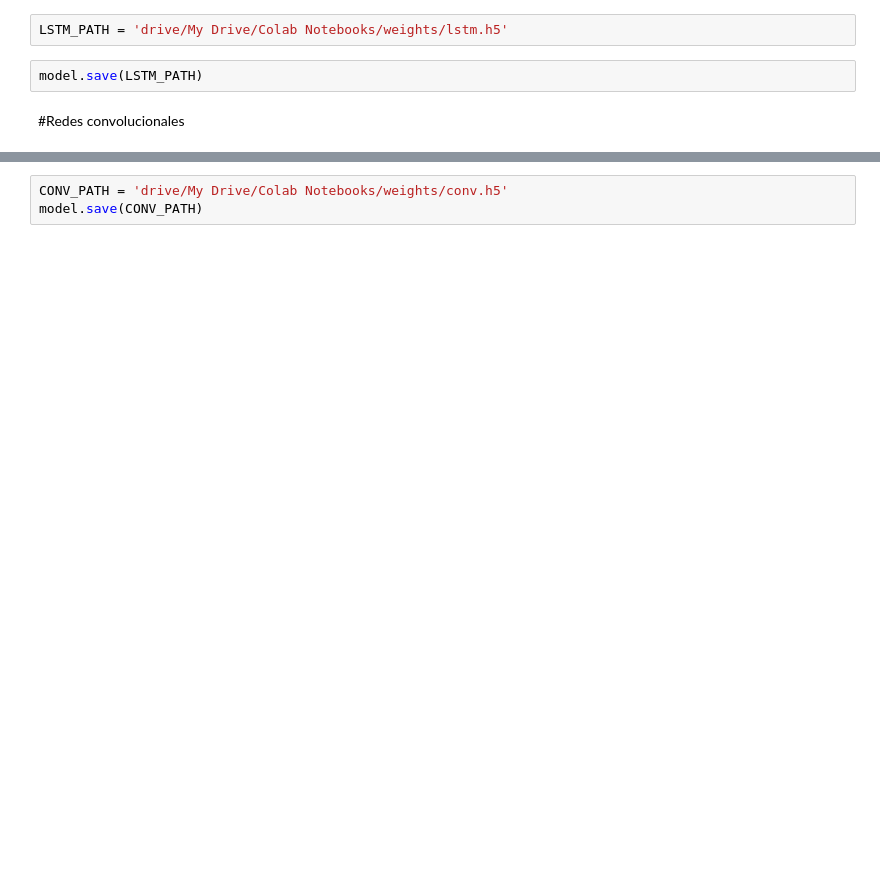
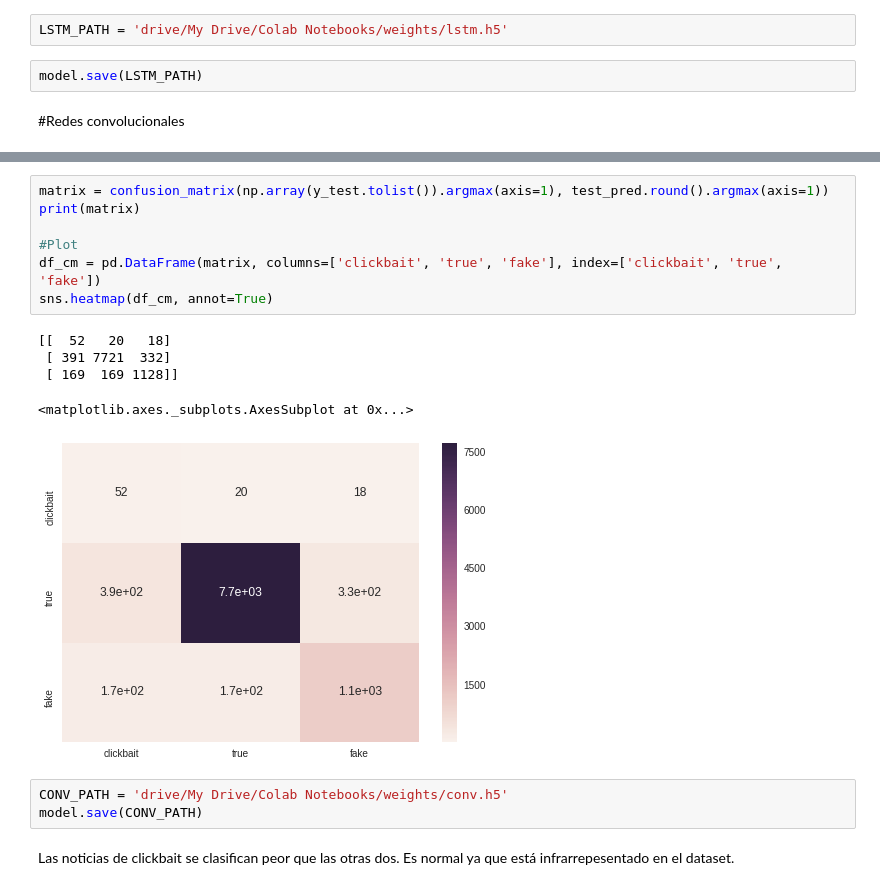
Before and after one commit to AIRLegend/fakenews, a Jupyter notebook: notebooks/Train_Google_Colab.ipynb, the cells around one changed output, grey strips where cells are left out. Cells and saved outputs as stored; diff of their text form; blank space fills up the shorter version.

```diff
--- a/notebooks/Train_Google_Colab.ipynb
+++ b/notebooks/Train_Google_Colab.ipynb
@@ -327,3 +317,18 @@ weighted avg       0.93      0.93      0.93     10000
+# %%
+matrix = confusion_matrix(np.array(y_test.tolist()).argmax(axis=1), test_pred.round().argmax(axis=1))
+print(matrix)
+
+#Plot
+df_cm = pd.DataFrame(matrix, columns=['clickbait', 'true', 'fake'], index=['clickbait', 'true', 'fake'])
+sns.heatmap(df_cm, annot=True)
+# %% [output]
+[[  52   20   18]
+ [ 391 7721  332]
+ [ 169  169 1128]]
+<matplotlib.axes._subplots.AxesSubplot at 0x...>
+[figure, added]
 # %%
 CONV_PATH = 'drive/My Drive/Colab Notebooks/weights/conv.h5'
 model.save(CONV_PATH)
+# %% [markdown]
+Las noticias de clickbait se clasifican peor que las otras dos. Es normal ya que está infrarrepesentado en el dataset.
```
Also changed, not shown: parts of 16 cells of this notebook.
